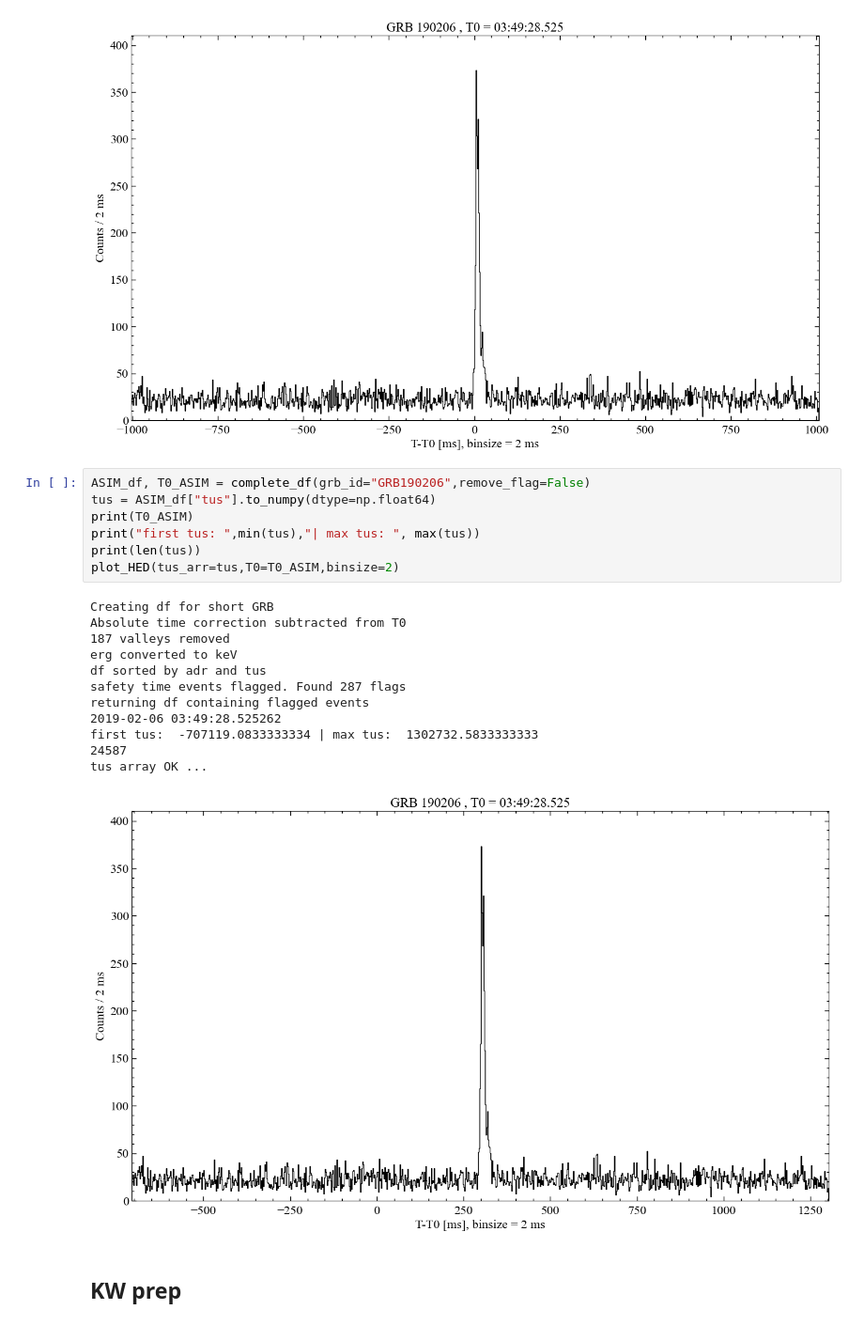
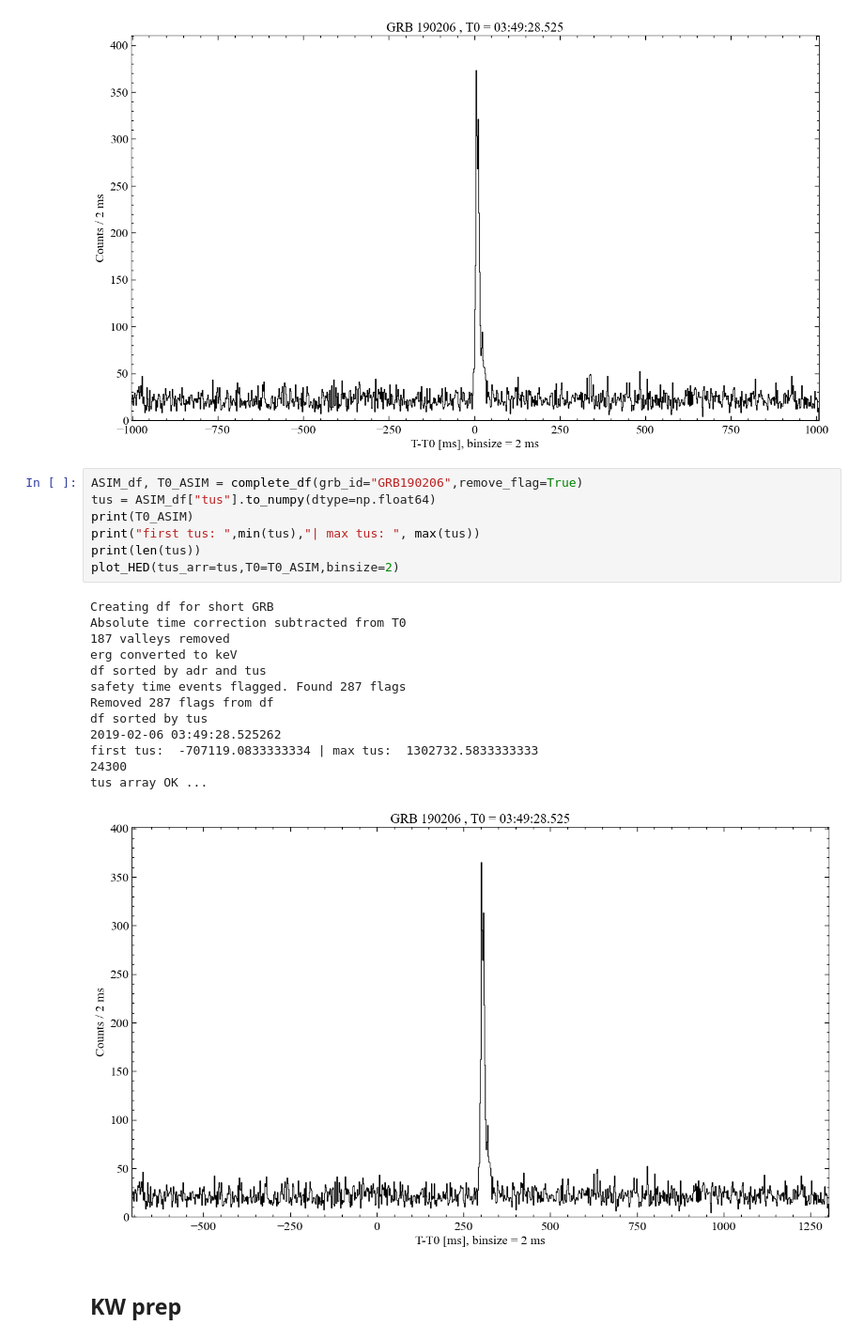
Before and after one commit to AndreasRamsli/GRB, a Jupyter notebook: xspec/ASIM/GRB190206_new.ipynb, the cells around one changed output. Shown at 94% size. Cells and saved outputs as stored; diff of their text form.

```diff
--- a/xspec/ASIM/GRB190206_new.ipynb
+++ b/xspec/ASIM/GRB190206_new.ipynb
@@ -68,25 +68,26 @@ plot_HED(tus_arr = tus, binsize=2,T0=T0_ASIM)
 tus array OK ...
 [figure]
 # %%
-ASIM_df, T0_ASIM = complete_df(grb_id="GRB190206",remove_flag=False)
+ASIM_df, T0_ASIM = complete_df(grb_id="GRB190206",remove_flag=True)
 tus = ASIM_df["tus"].to_numpy(dtype=np.float64)
 print(T0_ASIM)
 print("first tus: ",min(tus),"| max tus: ", max(tus))
 print(len(tus))
 plot_HED(tus_arr=tus,T0=T0_ASIM,binsize=2)
 # %% [output]
 Creating df for short GRB
 Absolute time correction subtracted from T0
 187 valleys removed
 erg converted to keV
 df sorted by adr and tus
 safety time events flagged. Found 287 flags
-returning df containing flagged events
+Removed 287 flags from df
+df sorted by tus
 2019-02-06 03:49:28.525262
 first tus:  -707119.0833333334 | max tus:  1302732.5833333333
-24587
+24300
 tus array OK ...
-[figure, old version]
+[figure, new version]
 # %% [markdown]
 ## KW prep
 # %%
```
Also changed, not shown: parts of 2 cells of this notebook, 1 other file.
